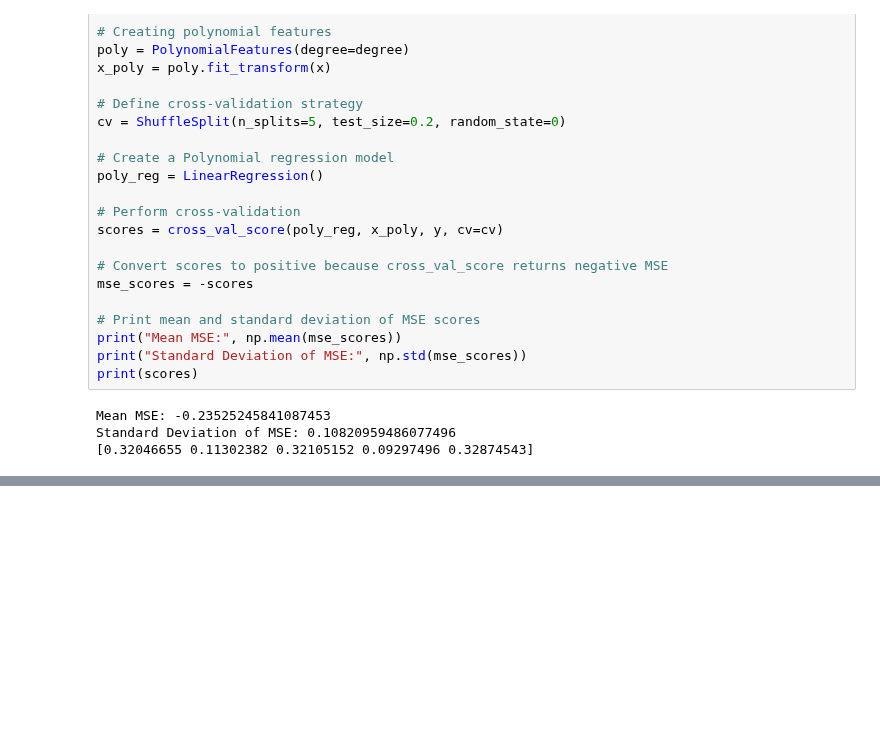
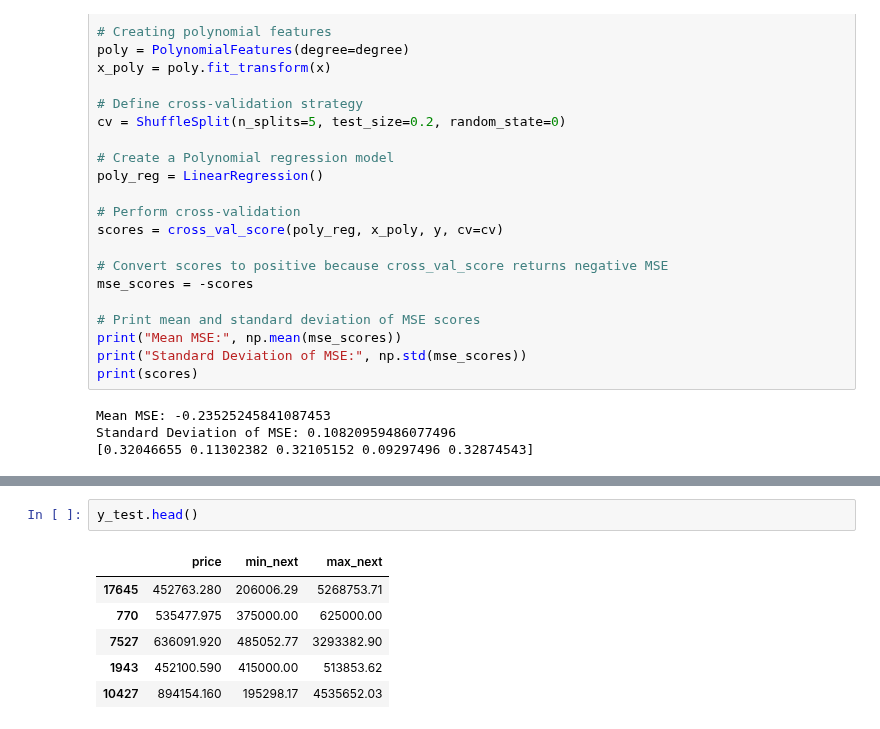
Before and after one commit to movindugunarathna/LandPulse-ML, a Jupyter notebook: model/part_4.ipynb, the cells around one changed output, grey strips where cells are left out. Saved outputs shown, nothing was run; the diff lists cells and outputs as text; blank space fills up the shorter version.

```diff
--- a/model/part_4.ipynb
+++ b/model/part_4.ipynb
@@ -749,0 +1020,9 @@ Standard Deviation of MSE: 0.10820959486077496
+# %%
+y_test.head()
+# %% [output]
+|  | price | min_next | max_next |
+| 17645 | 452763.280 | 206006.29 | 5268753.71 |
+| 770 | 535477.975 | 375000.00 | 625000.00 |
+| 7527 | 636091.920 | 485052.77 | 3293382.90 |
+| 1943 | 452100.590 | 415000.00 | 513853.62 |
+| 10427 | 894154.160 | 195298.17 | 4535652.03 |
```
Also changed, not shown: parts of 15 cells of this notebook, 4 other files.
